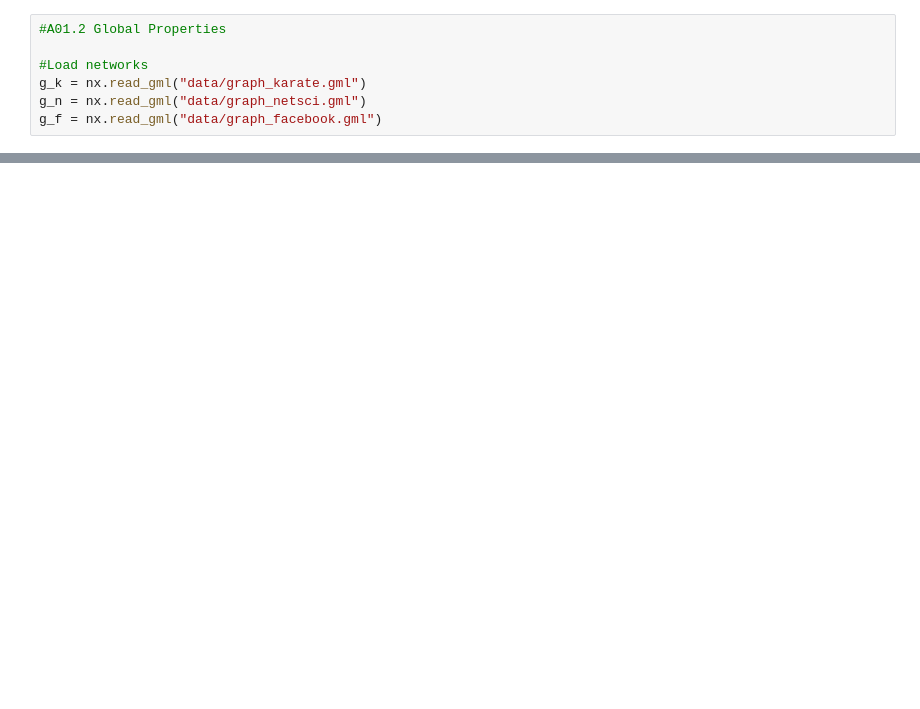
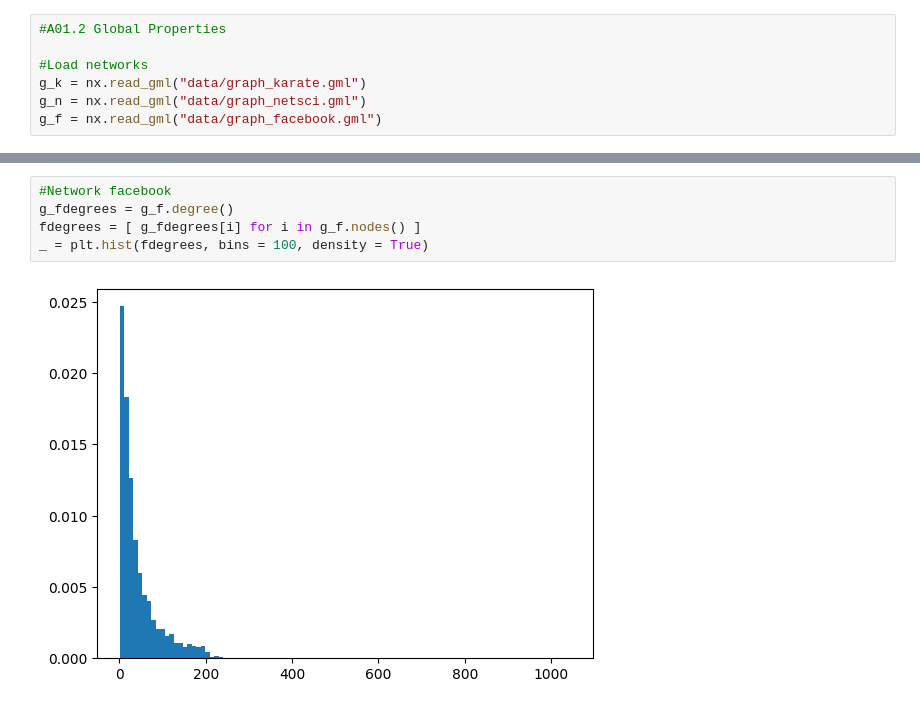
Before and after one commit to huyim/Netsci, a Jupyter notebook: Assi1/Hu_Yiming_EX1.ipynb, the cells around one changed output, grey strips where cells are left out. Saved outputs shown, nothing was run; the diff lists cells and outputs as text; blank space fills up the shorter version.

```diff
--- a/Assi1/Hu_Yiming_EX1.ipynb
+++ b/Assi1/Hu_Yiming_EX1.ipynb
@@ -47,0 +119,7 @@ g_fdegrees = g_f.degree()
+# %%
+#Network facebook
+g_fdegrees = g_f.degree()
+fdegrees = [ g_fdegrees[i] for i in g_f.nodes() ]
+_ = plt.hist(fdegrees, bins = 100, density = True)
+# %% [output]
+[figure, added]
```
Also changed, not shown: parts of 9 cells of this notebook, 1 other file.
